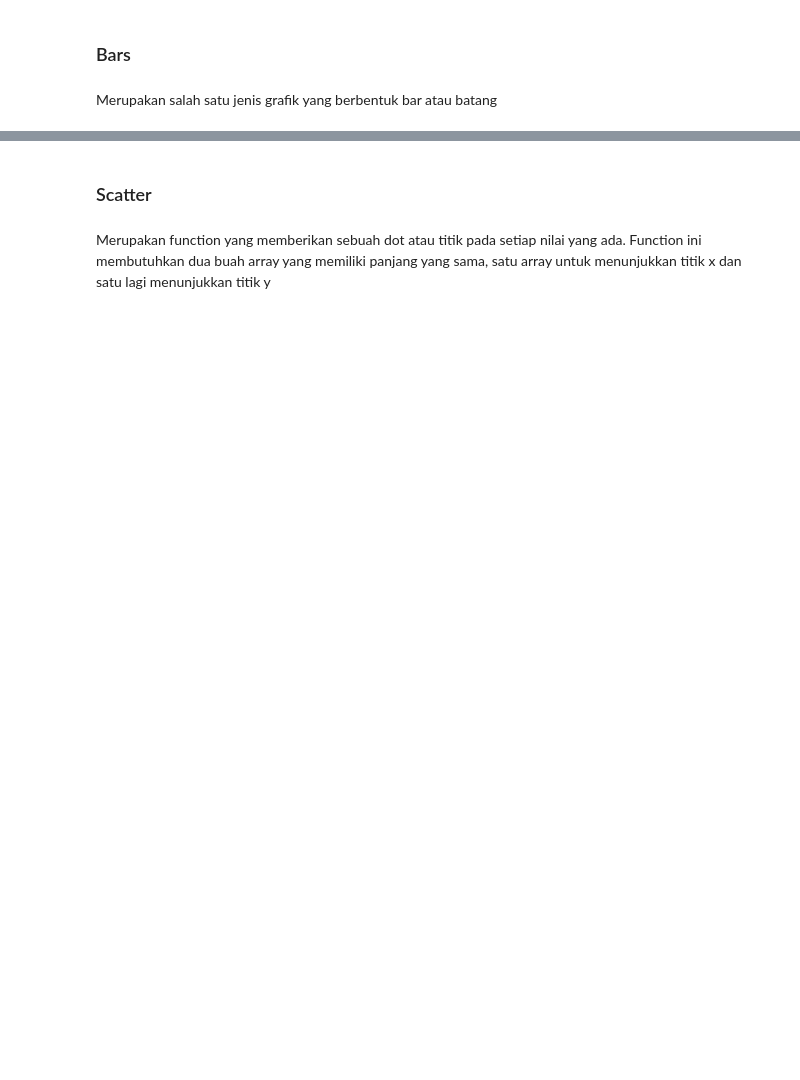
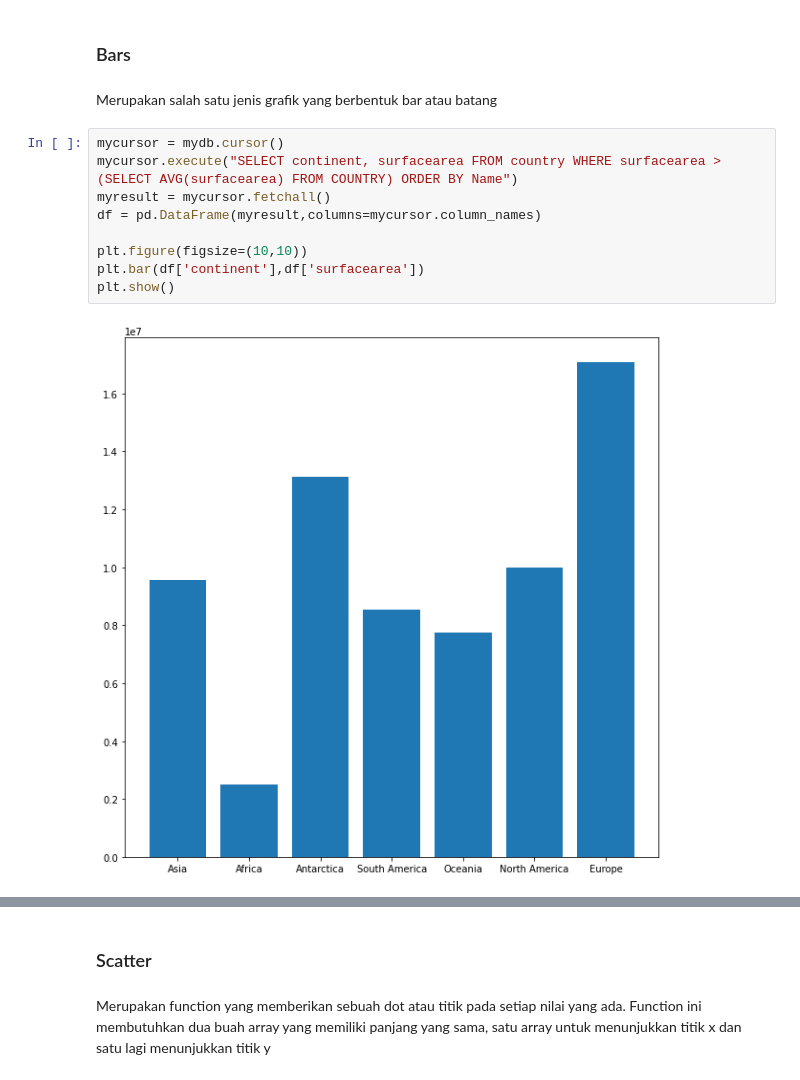
Before and after one commit to rahmaldrs/SQL-for-Data-Analytic, a Jupyter notebook: sql_python_empty.ipynb, the cells around one changed output, grey strips where cells are left out. Drawn from its saved outputs; the diff is of its cells as text; blank space fills up the shorter version.

```diff
--- a/sql_python_empty.ipynb
+++ b/sql_python_empty.ipynb
@@ -323,3 +914,14 @@ Fungsi ini menerima dua parameter, parameter pertama merupakan sebuah array yang
 ### Bars
 # %% [markdown]
 Merupakan salah satu jenis grafik yang berbentuk bar atau batang
+# %%
+mycursor = mydb.cursor()
+mycursor.execute("SELECT continent, surfacearea FROM country WHERE surfacearea > (SELECT AVG(surfacearea) FROM COUNTRY) ORDER BY Name")
+myresult = mycursor.fetchall()
+df = pd.DataFrame(myresult,columns=mycursor.column_names)
+
+plt.figure(figsize=(10,10))
+plt.bar(df['continent'],df['surfacearea'])
+plt.show()
+# %% [output]
+[figure, added]
```
Also changed, not shown: parts of 45 cells of this notebook.
